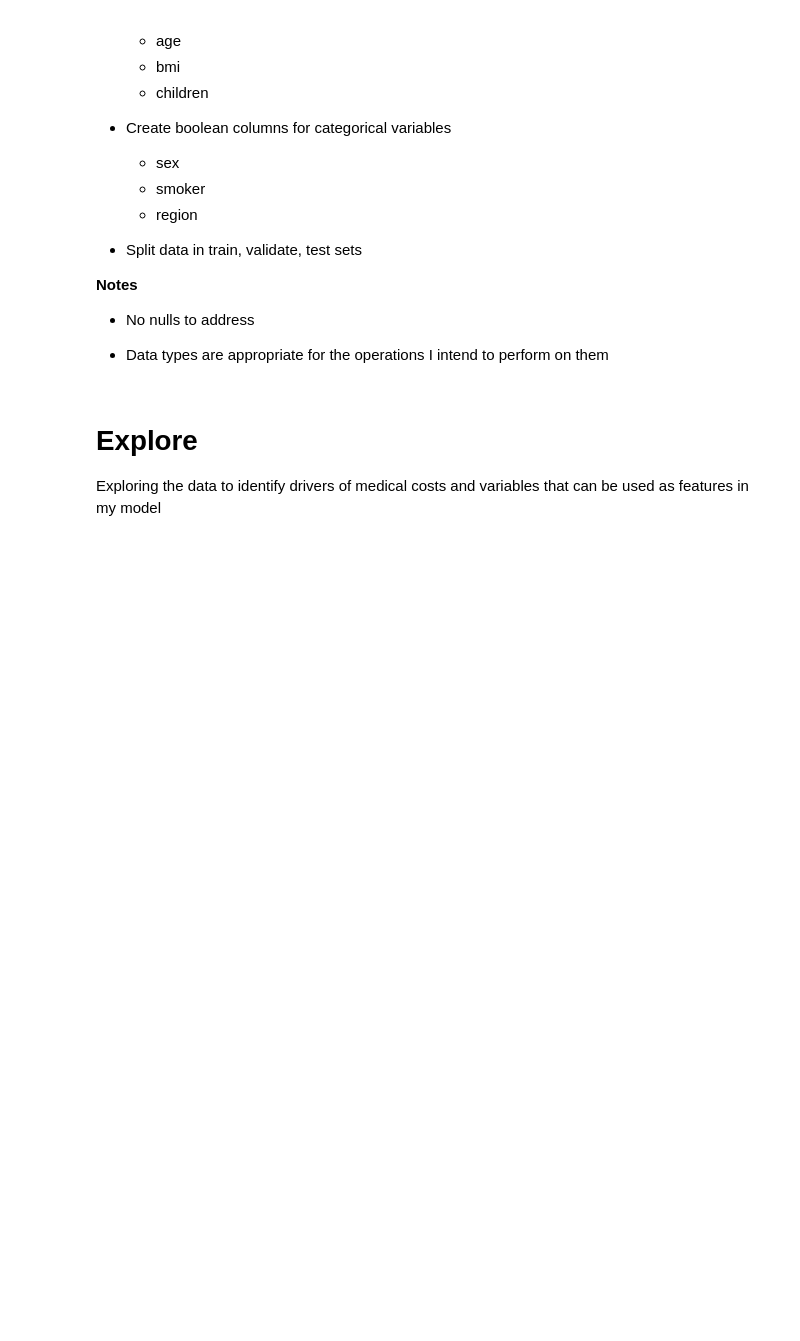
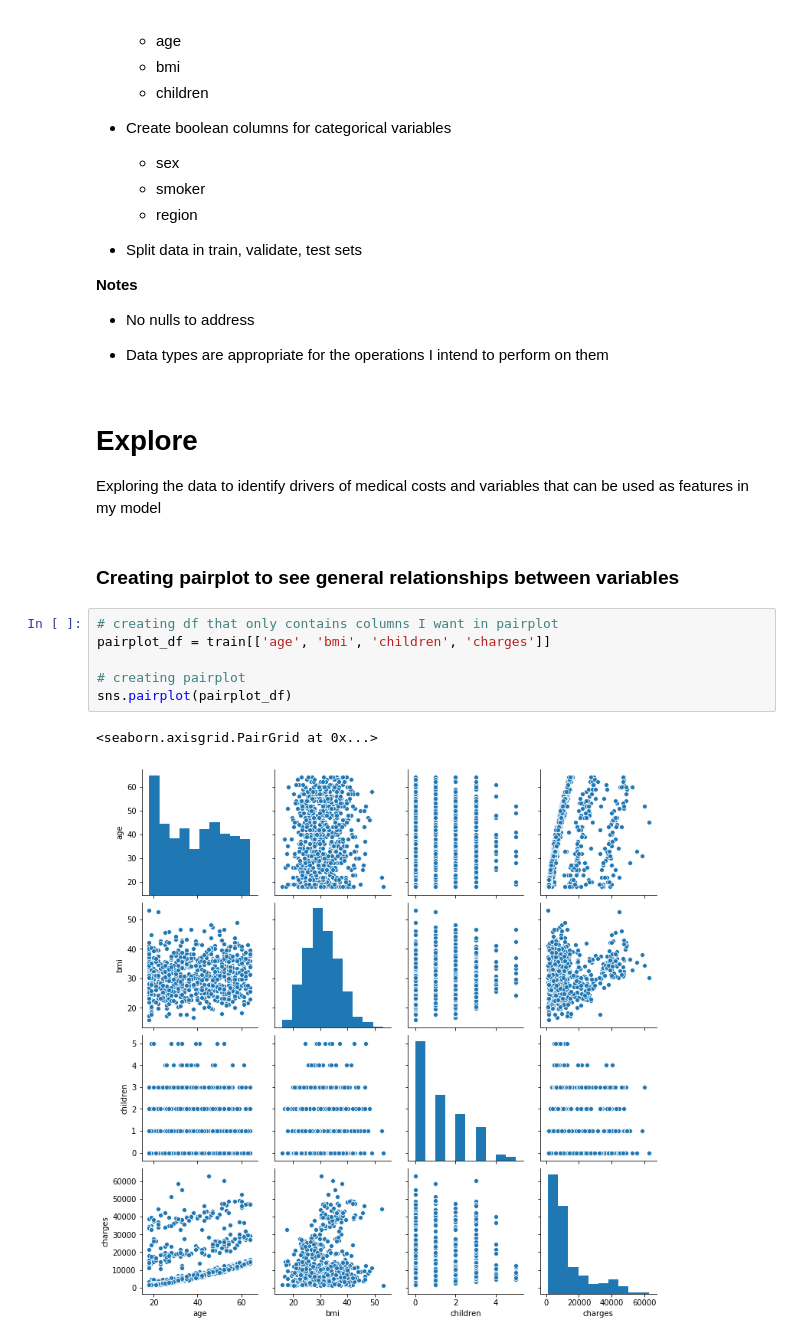
Before and after one commit to SamuelD-Data/medical_cost_project, a Jupyter notebook: medical_cost_notebook.ipynb, the cells around one changed output. Drawn from its saved outputs; the diff is of its cells as text; blank space fills up the shorter version.

Commit message:
added pairplot and takeaways

```diff
--- a/medical_cost_notebook.ipynb
+++ b/medical_cost_notebook.ipynb
@@ -174,3 +175,14 @@ __Notes__
 # %% [markdown]
 # Explore
 Exploring the data to identify drivers of medical costs and variables that can be used as features in my model
+# %% [markdown]
+### Creating pairplot to see general relationships between variables
+# %%
+# creating df that only contains columns I want in pairplot
+pairplot_df = train[['age', 'bmi', 'children', 'charges']]
+
+# creating pairplot
+sns.pairplot(pairplot_df)
+# %% [output]
+<seaborn.axisgrid.PairGrid at 0x...>
+[figure, added]
```
Also changed, not shown: parts of 2 cells of this notebook.
